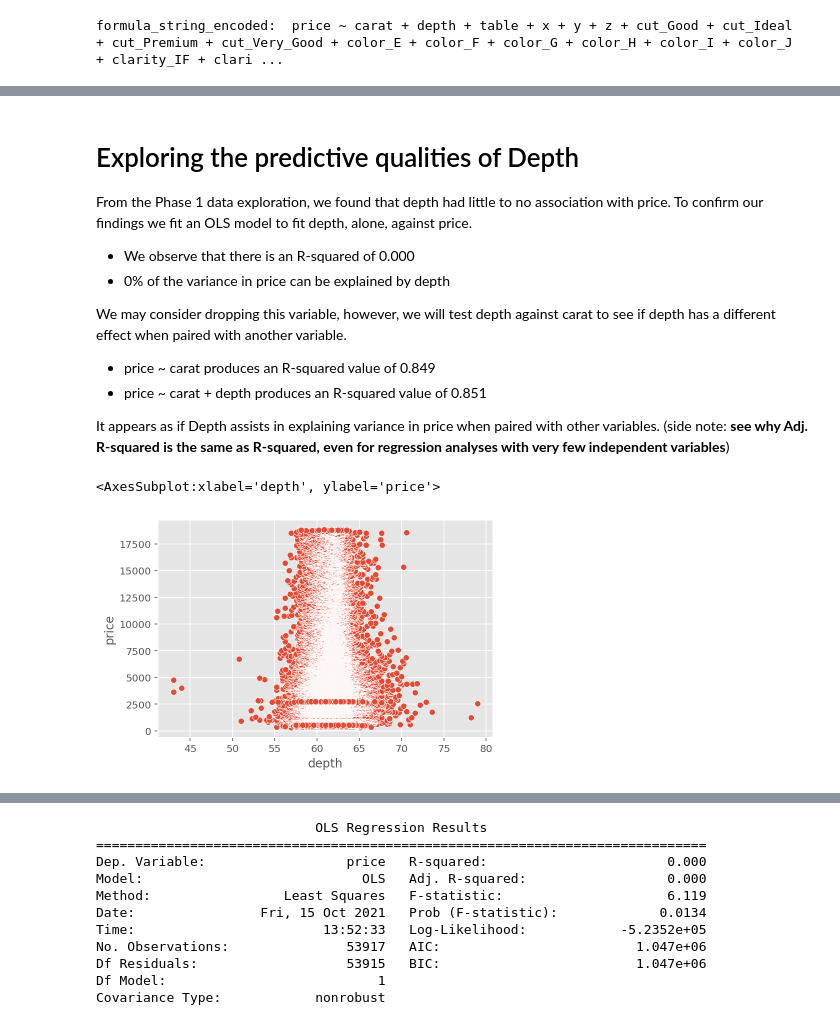
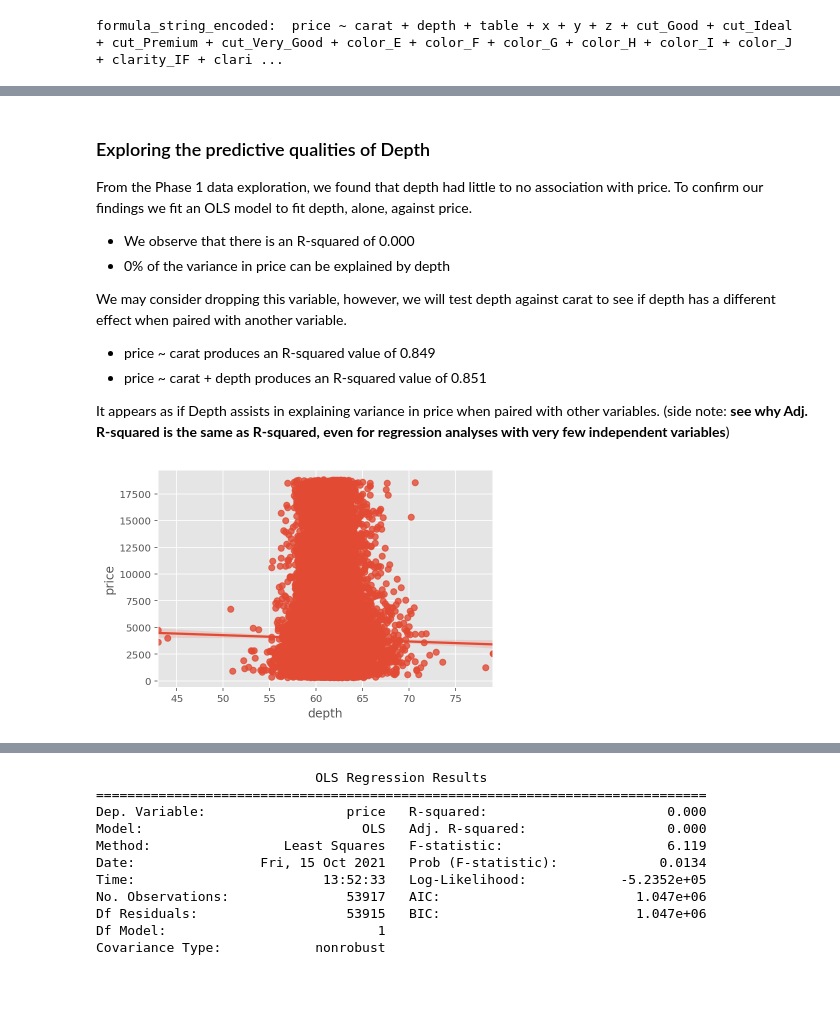
Before and after one commit to gabbagabbagool/rmit-diamonds, a Jupyter notebook: Phase_2_Tom.ipynb, the cells around one changed output, grey strips where cells are left out. Saved outputs shown, nothing was run; the diff lists cells and outputs as text; code cells hidden in the pictures; blank space fills up the shorter version.

```diff
--- a/Phase_2_Tom.ipynb
+++ b/Phase_2_Tom.ipynb
@@ -88,5 +209,5 @@ strong multicollinearity or other numerical problems.
 # %% [markdown]
-# Exploring the predictive qualities of Depth <a id="depth"></a>
+### Exploring the predictive qualities of Depth <a id="depth"></a>
 
 From the Phase 1 data exploration, we found that depth had little to no association with price. To confirm our findings we fit an OLS model to fit depth, alone, against price.
 * We observe that there is an R-squared of 0.000
@@ -99,7 +220,7 @@ We may consider dropping this variable, however, we will test depth against cara
 It appears as if Depth assists in explaining variance in price when paired with other variables.
 (side note: **see why Adj. R-squared is the same as R-squared, even for regression analyses with very few independent variables**)
 # %%
-sns.scatterplot(x=data['depth'], y=data['price'])
+sns.regplot(x=data['depth'], y=data['price'])
+plt.show()
 # %% [output]
-<AxesSubplot:xlabel='depth', ylabel='price'>
-[figure, old version]
+[figure, new version]
```
Also changed, not shown: parts of 24 cells of this notebook.
